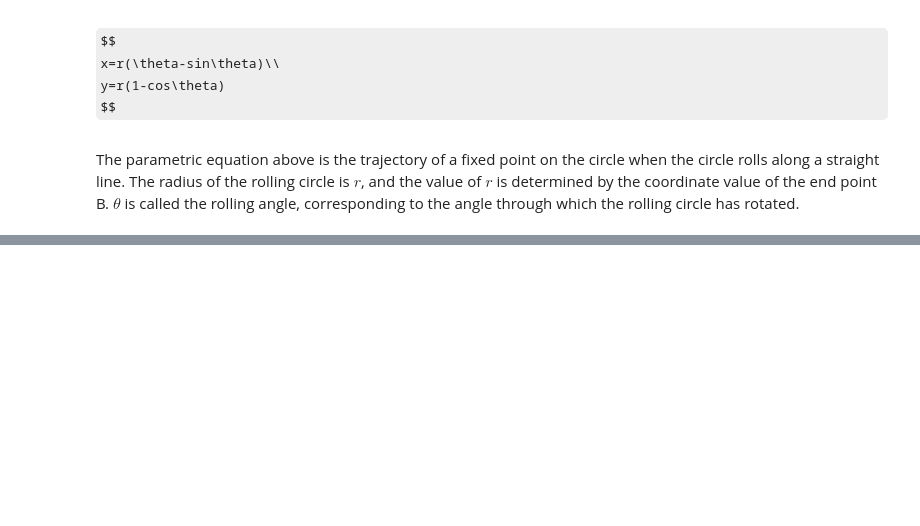
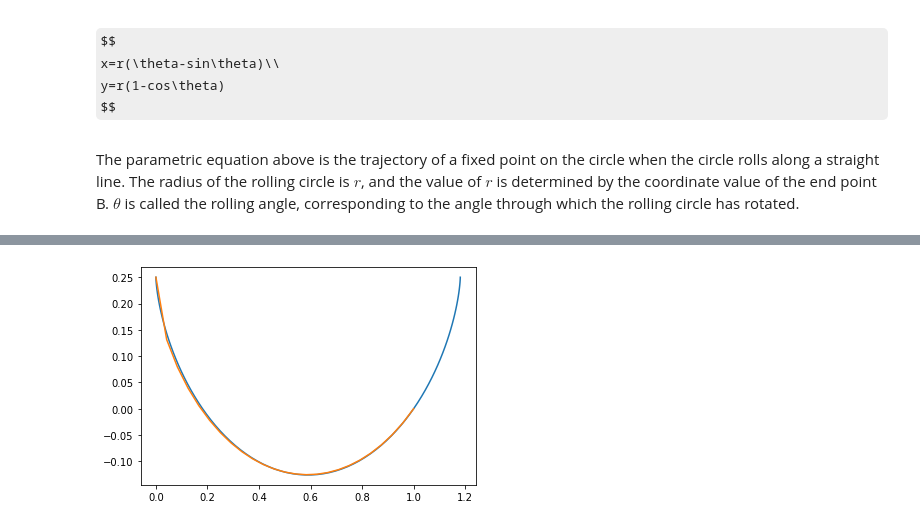
Before and after one commit to Plutooooo/hku_phys3151_2022, a Jupyter notebook: multivariate-linear-regression/solving_the_Brachistochrone_problem.ipynb, the cells around one changed output, grey strips where cells are left out. Drawn from its saved outputs; the diff is of its cells as text; code cells hidden in the pictures; some formulas as TeX source; blank space fills up the shorter version.

```diff
--- a/multivariate-linear-regression/solving_the_Brachistochrone_problem.ipynb
+++ b/multivariate-linear-regression/solving_the_Brachistochrone_problem.ipynb
@@ -40,0 +97,32 @@ The parametric equation above is the trajectory of a fixed point on the circle w
+# %%
+#gradient descent
+#learning rate
+lr = 0.005
+for i in range(1000):
+  #get the times to get to each point
+	ts = times(ys)
+  #the time to get to the final point
+	t = ts[-1]
+  #back propagate to find gradients
+	t.backward()
+  #hold on to the gradient
+	grads = ys.grad
+
+	#update plots
+	li.set_xdata(xs.numpy())
+	li.set_ydata(ys.detach().numpy())
+	fig.canvas.draw()
+
+	#update wire heights
+	with torch.no_grad():
+		ys[1:-1] -= lr * grads[1:-1]
+	ys.grad.data.zero_() #zero gradients
+# %%
+#replot cycloid solution
+fig = plt.figure()
+ax = fig.add_subplot(111)
+ax.plot(sol_xs, sol_ys)
+
+li, = ax.plot(xs.numpy(), ys.detach().numpy())
+# %% [output]
+[figure, added]
```
Also changed, not shown: parts of 9 cells of this notebook.
